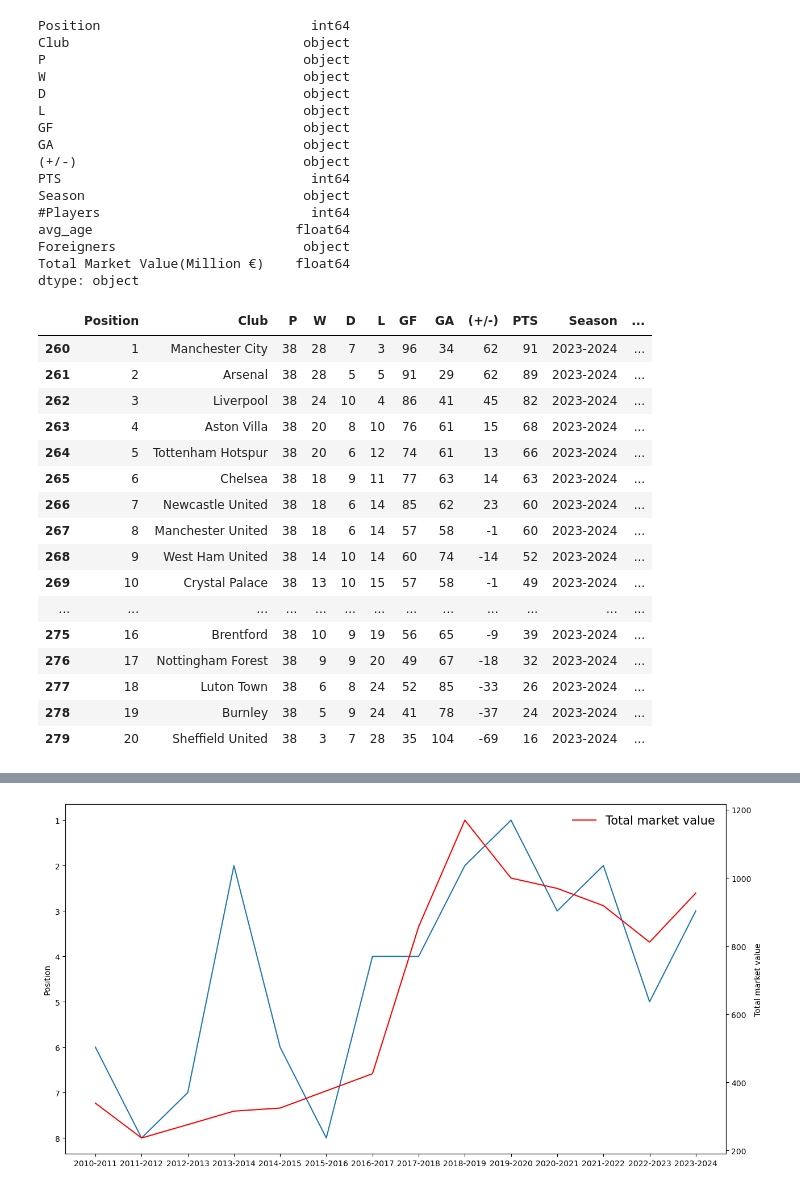
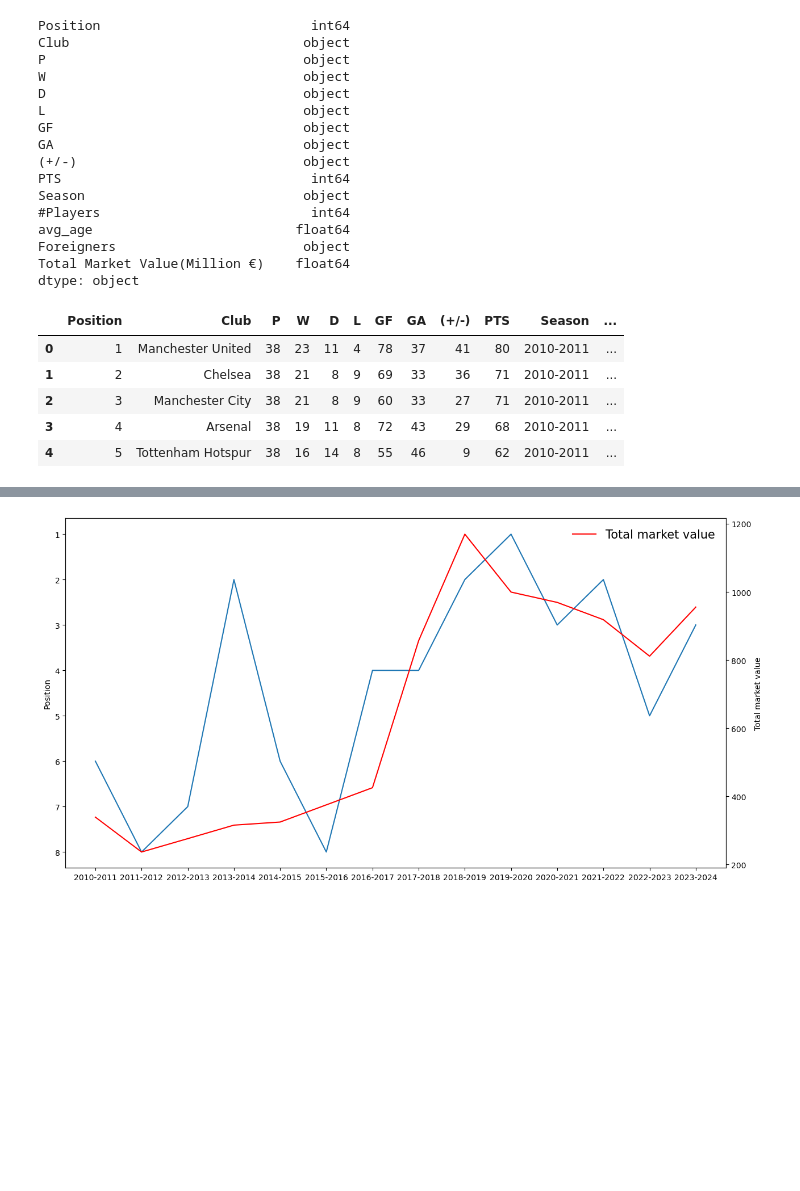
Before and after one commit to s2115214/First-Semester-Projects, a Jupyter notebook: project_curation/scraping_data.ipynb, the cells around one changed output, grey strips where cells are left out. Drawn from its saved outputs; the diff is of its cells as text; code cells hidden in the pictures; blank space fills up the shorter version.

```diff
--- a/project_curation/scraping_data.ipynb
+++ b/project_curation/scraping_data.ipynb
@@ -210,25 +209,15 @@ avg_age                          float64
 Foreigners                        object
 Total Market Value(Million €)    float64
 dtype: object
+# %%
+df.head()
+# %% [output]
+|  | Position | Club | P | W | D | L | GF | GA | (+/-) | PTS | Season | ... |
+| 0 | 1 | Manchester United | 38 | 23 | 11 | 4 | 78 | 37 | 41 | 80 | 2010-2011 | ... |
+| 1 | 2 | Chelsea | 38 | 21 | 8 | 9 | 69 | 33 | 36 | 71 | 2010-2011 | ... |
+| 2 | 3 | Manchester City | 38 | 21 | 8 | 9 | 60 | 33 | 27 | 71 | 2010-2011 | ... |
+| 3 | 4 | Arsenal | 38 | 19 | 11 | 8 | 72 | 43 | 29 | 68 | 2010-2011 | ... |
+| 4 | 5 | Tottenham Hotspur | 38 | 16 | 14 | 8 | 55 | 46 | 9 | 62 | 2010-2011 | ... |
 # %%
 data_2024 = df[df['Season'] == '2023-2024']
-data_2024
-# %% [output]
-|  | Position | Club | P | W | D | L | GF | GA | (+/-) | PTS | Season | ... |
-| 260 | 1 | Manchester City | 38 | 28 | 7 | 3 | 96 | 34 | 62 | 91 | 2023-2024 | ... |
-| 261 | 2 | Arsenal | 38 | 28 | 5 | 5 | 91 | 29 | 62 | 89 | 2023-2024 | ... |
-| 262 | 3 | Liverpool | 38 | 24 | 10 | 4 | 86 | 41 | 45 | 82 | 2023-2024 | ... |
-| 263 | 4 | Aston Villa | 38 | 20 | 8 | 10 | 76 | 61 | 15 | 68 | 2023-2024 | ... |
-| 264 | 5 | Tottenham Hotspur | 38 | 20 | 6 | 12 | 74 | 61 | 13 | 66 | 2023-2024 | ... |
-| 265 | 6 | Chelsea | 38 | 18 | 9 | 11 | 77 | 63 | 14 | 63 | 2023-2024 | ... |
-| 266 | 7 | Newcastle United | 38 | 18 | 6 | 14 | 85 | 62 | 23 | 60 | 2023-2024 | ... |
-| 267 | 8 | Manchester United | 38 | 18 | 6 | 14 | 57 | 58 | -1 | 60 | 2023-2024 | ... |
-| 268 | 9 | West Ham United | 38 | 14 | 10 | 14 | 60 | 74 | -14 | 52 | 2023-2024 | ... |
-| 269 | 10 | Crystal Palace | 38 | 13 | 10 | 15 | 57 | 58 | -1 | 49 | 2023-2024 | ... |
-| ... | ... | ... | ... | ... | ... | ... | ... | ... | ... | ... | ... | ... |
-| 275 | 16 | Brentford | 38 | 10 | 9 | 19 | 56 | 65 | -9 | 39 | 2023-2024 | ... |
-| 276 | 17 | Nottingham Forest | 38 | 9 | 9 | 20 | 49 | 67 | -18 | 32 | 2023-2024 | ... |
-| 277 | 18 | Luton Town | 38 | 6 | 8 | 24 | 52 | 85 | -33 | 26 | 2023-2024 | ... |
-| 278 | 19 | Burnley | 38 | 5 | 9 | 24 | 41 | 78 | -37 | 24 | 2023-2024 | ... |
-| 279 | 20 | Sheffield United | 38 | 3 | 7 | 28 | 35 | 104 | -69 | 16 | 2023-2024 | ... |
 # %%
```
Also changed, not shown: parts of 3 cells of this notebook, 1 other file.
